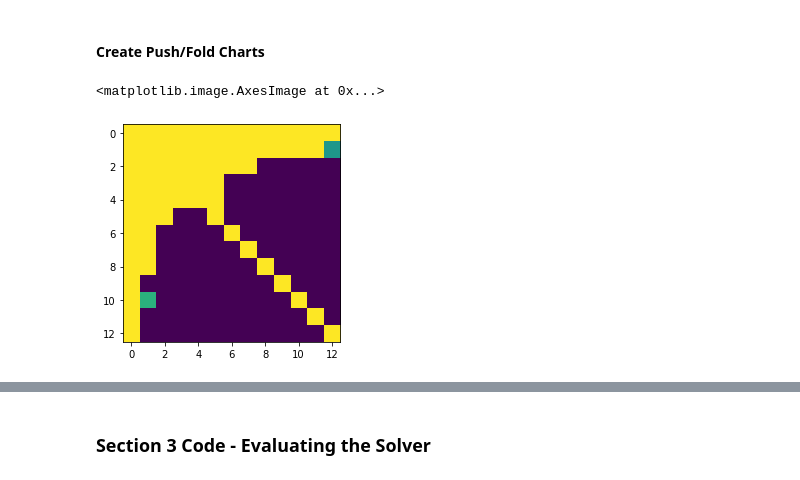
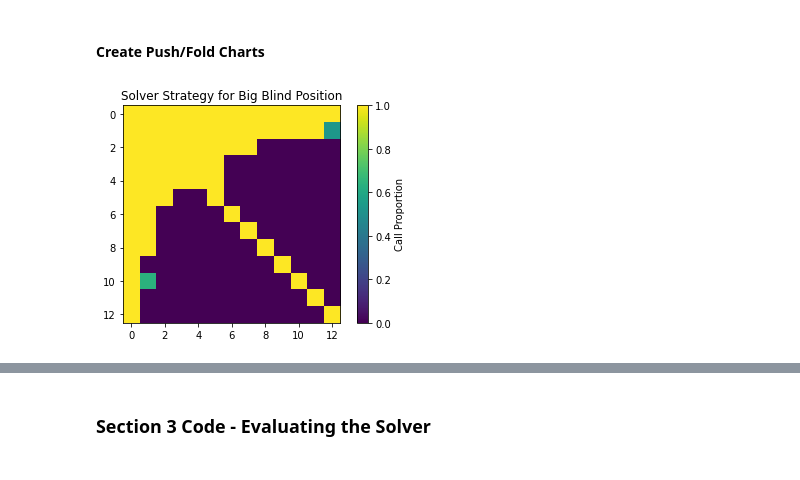
Before and after one commit to nrlopez03/CFR-Poker, a Jupyter notebook: CFR.ipynb, the cells around one changed output, grey strips where cells are left out. Cells and saved outputs as stored; diff of their text form; code cells hidden in the pictures.

```diff
--- a/CFR.ipynb
+++ b/CFR.ipynb
@@ -662,7 +663,10 @@ for card1 in range(13):
 # %%
 # show push, fold array
 
 plt.imshow(push_fold_array)
+cbar = plt.colorbar()
+cbar.set_label('Call Proportion')
+plt.title('Solver Strategy for Big Blind Position')
+plt.show()
 # %% [output]
-<matplotlib.image.AxesImage at 0x...>
-[figure, old version]
+[figure, new version]
```
Also changed, not shown: parts of 6 cells of this notebook.
